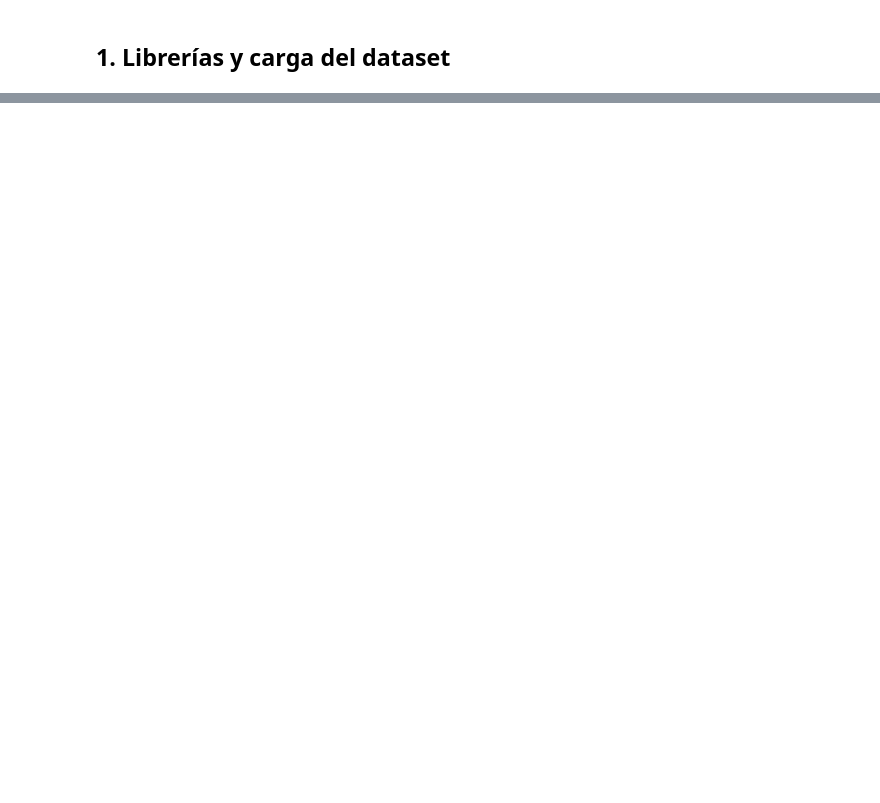
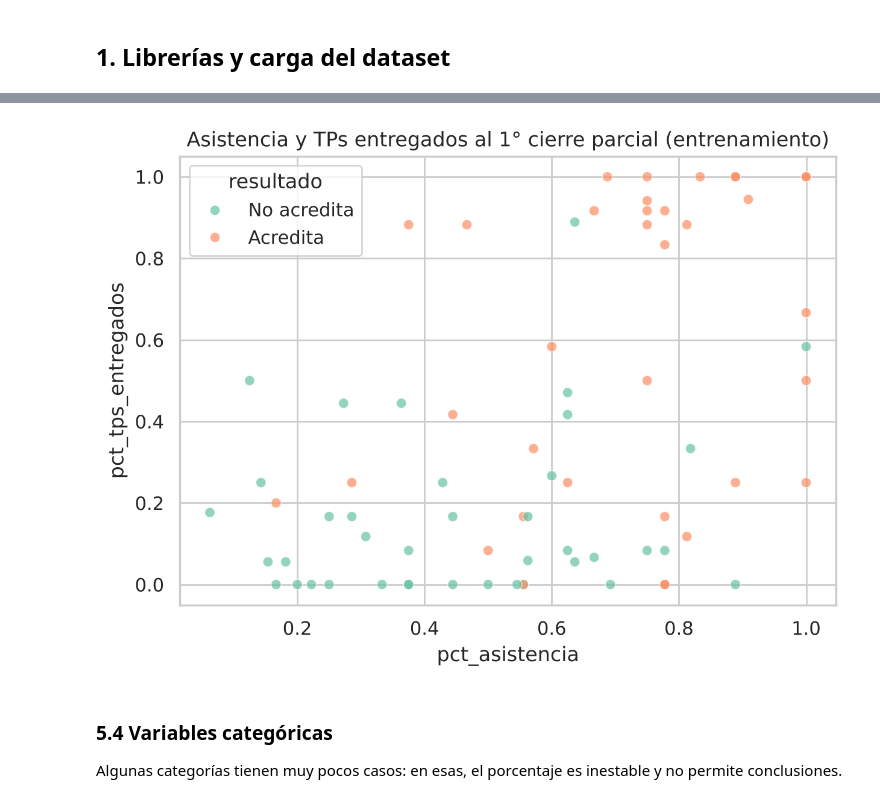
Before and after one commit to gabrielasbacchiani/prediccion-acreditacion-teps, a Jupyter notebook: notebooks/01-gsb-eda-preprocesamiento.ipynb, the cells around one changed output, grey strips where cells are left out. Drawn from its saved outputs; the diff is of its cells as text; code cells hidden in the pictures; blank space fills up the shorter version.

```diff
--- a/notebooks/01-gsb-eda-preprocesamiento.ipynb
+++ b/notebooks/01-gsb-eda-preprocesamiento.ipynb
@@ -421,0 +264,11 @@ Para realizar este trabajo se tomaron los registros de las cohortes 2025 - 2026,
+# %%
+ax = sns.scatterplot(data=train.assign(resultado=etiquetas), x="pct_asistencia", y="pct_tps_entregados",
+                     hue="resultado", alpha=0.7)
+ax.set_title("Asistencia y TPs entregados al 1° cierre parcial (entrenamiento)")
+plt.tight_layout(); plt.savefig(FIGURAS / "dispersion_asistencia_tps.png", dpi=120); plt.show()
+# %% [output]
+[figure, added]
+# %% [markdown]
+### 5.4 Variables categóricas
+
+Algunas categorías tienen muy pocos casos: en esas, el porcentaje es inestable y no permite conclusiones.
```
Also changed, not shown: parts of 62 cells of this notebook.
